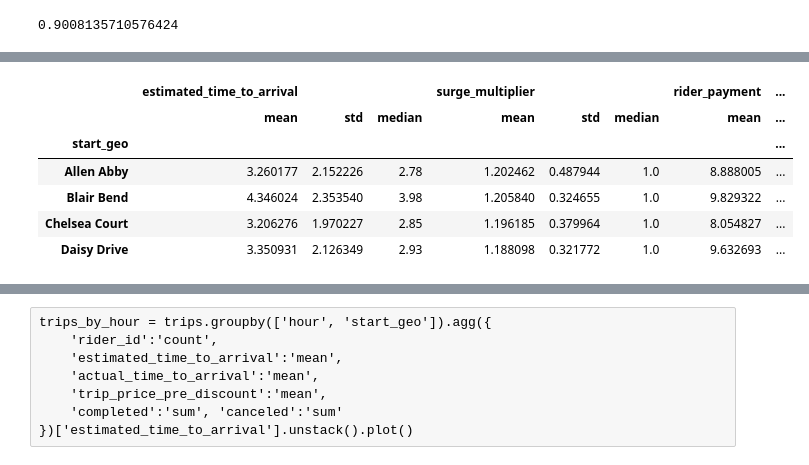
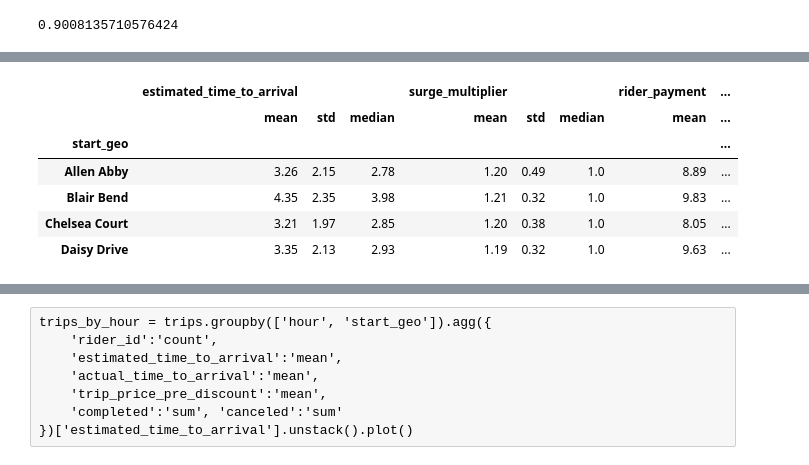
Before and after one commit to darthursteele/cityx, a Jupyter notebook: City X Marketplace Diagnostic Analysis.ipynb, the cells around one changed output, grey strips where cells are left out. Cells and saved outputs as stored; diff of their text form; code cells hidden in the pictures.

```diff
--- a/City X Marketplace Diagnostic Analysis.ipynb
+++ b/City X Marketplace Diagnostic Analysis.ipynb
@@ -208,8 +203,3 @@ for c in dup_columns:
 # %%
 # This trip_id is not unique!
 trips = trips.drop('94a1-82d8', axis=0)
-# %%
-trips['request_time'] = pd.to_datetime(trips['request_time'])
-trips['dow'] = trips.request_time.dt.day_name()
-trips['date'] = trips.request_time.dt.date
-trips['hour'] = trips.request_time.dt.hour
@@ -216,3 +211,6 @@ trips['hour'] = trips.request_time.dt.hour
+# %%
+# We need to take the trip_id out of the index before we groupby, or else we'll lose it.
+trips['trip_id'] = trips.index.values
 # %%
 trips['is_rush_hour'] = ( trips.hour.isin(rush_hours)) & ( trips.dow.isin(weekdays) )
 trips['completed'] = trips.trip_status.apply(lambda x : 1 if x == 'completed' else 0)
@@ -477,0 +438,5 @@ plt.hist(canceled_trips.request_time.values)
+# %%
+f = plt.figure(figsize=(15,4))
+x, y, z = plt.hist(canceled_trips.request_time.values, bins=int((trips.date.max()-trips.date.min())/dt.timedelta(1)+1))
+plt.xlabel("Date")
+a = plt.ylabel("Number of rider cancelations")
@@ -531,17 +500,17 @@ canceled_trips_rush.groupby("start_geo").agg({
 # %%
 completed_trips_rush.groupby('start_geo').agg({
     'estimated_time_to_arrival':['mean', 'std', 'median'],
     'surge_multiplier':['mean', 'std', 'median'],
     'rider_payment':['mean'],
     'rider_id':['count', lambda x: norm_perc(x, n_completed_trips_rush)]
-}).rename(columns={'<lambda>': '(total trips, uncertainty)%', 'rider_id':'Completed Rush-hour Trips'})
+}).round(2).rename(columns={'<lambda>': '(total trips, uncertainty)%', 'rider_id':'Completed Rush-hour Trips'})
 # %% [output]
 |  | estimated_time_to_arrival |  |  | surge_multiplier |  |  | rider_payment | ... |
 |  | mean | std | median | mean | std | median | mean | ... |
 | start_geo |  |  |  |  |  |  |  | ... |
-| Allen Abby | 3.260177 | 2.152226 | 2.78 | 1.202462 | 0.487944 | 1.0 | 8.888005 | ... |
-| Blair Bend | 4.346024 | 2.353540 | 3.98 | 1.205840 | 0.324655 | 1.0 | 9.829322 | ... |
-| Chelsea Court | 3.206276 | 1.970227 | 2.85 | 1.196185 | 0.379964 | 1.0 | 8.054827 | ... |
-| Daisy Drive | 3.350931 | 2.126349 | 2.93 | 1.188098 | 0.321772 | 1.0 | 9.632693 | ... |
+| Allen Abby | 3.26 | 2.15 | 2.78 | 1.20 | 0.49 | 1.0 | 8.89 | ... |
+| Blair Bend | 4.35 | 2.35 | 3.98 | 1.21 | 0.32 | 1.0 | 9.83 | ... |
+| Chelsea Court | 3.21 | 1.97 | 2.85 | 1.20 | 0.38 | 1.0 | 8.05 | ... |
+| Daisy Drive | 3.35 | 2.13 | 2.93 | 1.19 | 0.32 | 1.0 | 9.63 | ... |
 # %%
 weekday_by_hour.plot(x='requests', y='mean_surge_multiplier', kind='scatter')
```
Also changed, not shown: parts of 61 cells of this notebook.
